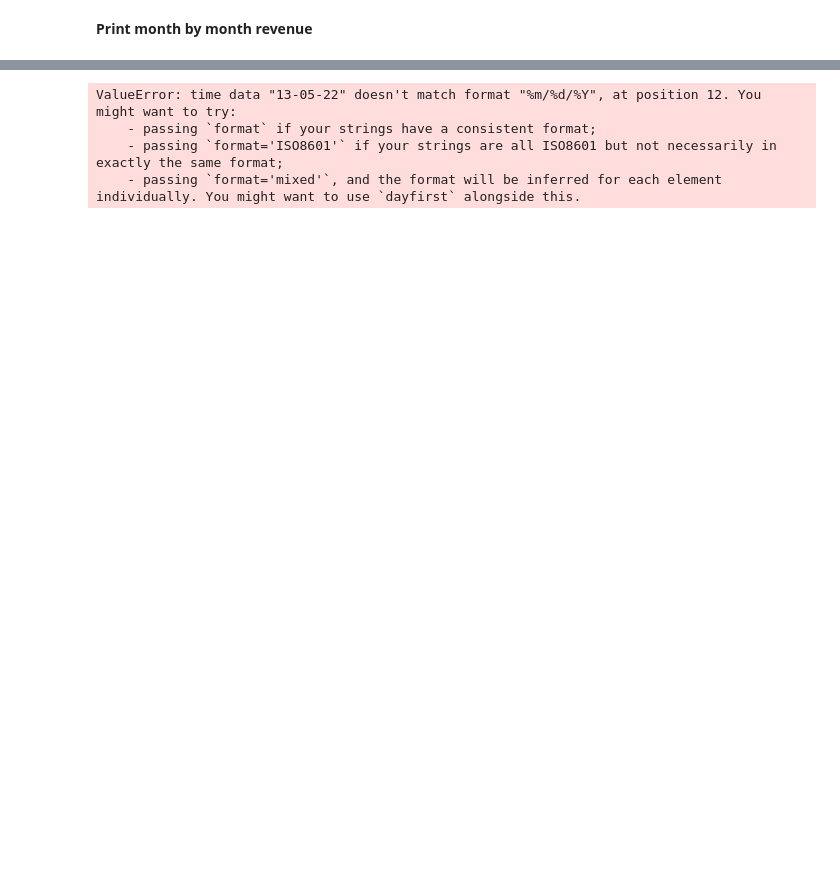
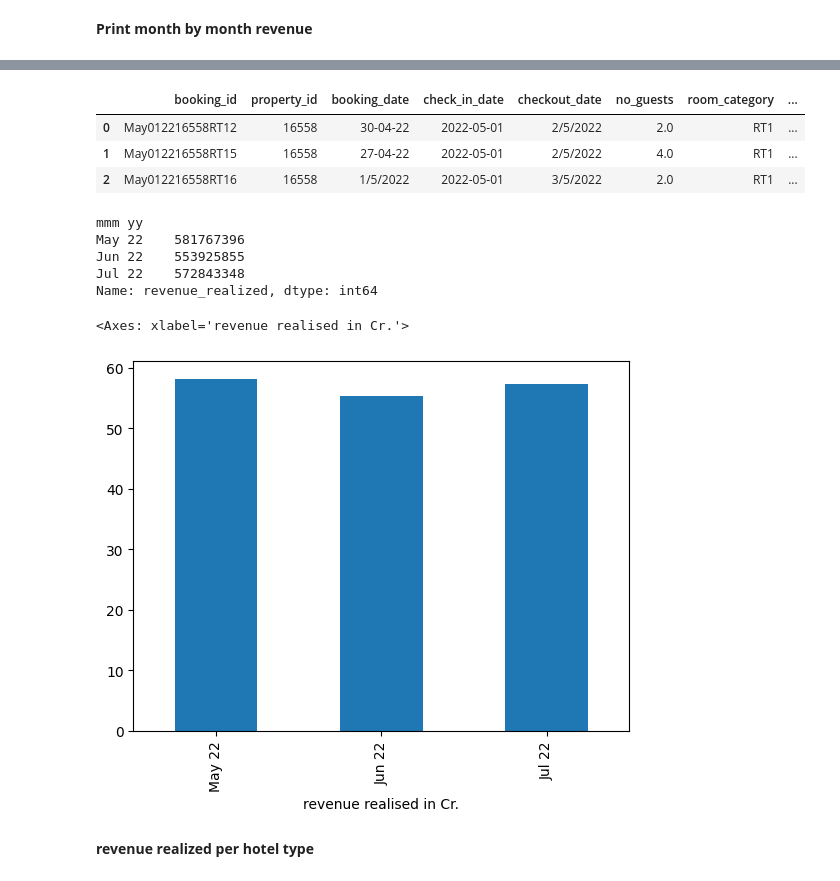
Before and after one commit to kaustubhpawarpradeep/Resume_projects, a Jupyter notebook: Project hotel data analysis .ipynb, the cells around one changed output, grey strips where cells are left out. Saved outputs shown, nothing was run; the diff lists cells and outputs as text; code cells hidden in the pictures; blank space fills up the shorter version.

```diff
--- a/Project hotel data analysis .ipynb
+++ b/Project hotel data analysis .ipynb
@@ -905,4 +875,5 @@ df_date.head(3)
 # %%
-df_bookings_all.info()
+df_date["date"] = pd.to_datetime(df_date["date"], format = "%d-%b-%y")
+df_date.info()
 # %% [output]
 <class 'pandas.core.frame.DataFrame'>
@@ -925,3 +899,3 @@ memory usage: 15.4+ MB
 # %%
-df_bookings_all["check_in_date"] = pd.to_datetime(df_bookings_all["check_in_date"])
+df_bookings_all.info()
 # %% [output]
@@ -931,0 +919,3 @@ ValueError: time data "13-05-22" doesn't match format "%m/%d/%Y", at position 12
+# %%
+df_bookings_all["check_in_date"] = pd.to_datetime(df_bookings_all["check_in_date"], format='mixed', dayfirst=True)
+df_bookings_all.info()
@@ -932,7 +940,24 @@ ValueError: time data "13-05-22" doesn't match format "%m/%d/%Y", at position 12
 # %%
- pd.to_datetime(df_bookings_all["check_in_date"])
+df_bookings_all = pd.merge(df_bookings_all, df_date, left_on="check_in_date", right_on="date")
+df_bookings_all.head(3)
 # %% [output]
-ValueError: time data "13-05-22" doesn't match format "%m/%d/%Y", at position 12. You might want to try:
-    - passing `format` if your strings have a consistent format;
-    - passing `format='ISO8601'` if your strings are all ISO8601 but not necessarily in exactly the same format;
-    - passing `format='mixed'`, and the format will be inferred for each element individually. You might want to use `dayfirst` alongside this.
+|  | booking_id | property_id | booking_date | check_in_date | checkout_date | no_guests | room_category | ... |
+| 0 | May012216558RT12 | 16558 | 30-04-22 | 2022-05-01 | 2/5/2022 | 2.0 | RT1 | ... |
+| 1 | May012216558RT15 | 16558 | 27-04-22 | 2022-05-01 | 2/5/2022 | 4.0 | RT1 | ... |
+| 2 | May012216558RT16 | 16558 | 1/5/2022 | 2022-05-01 | 3/5/2022 | 2.0 | RT1 | ... |
+# %%
+df_bookings_all.groupby("mmm yy")["revenue_realized"].sum().sort_index(ascending=False)
+# %% [output]
+mmm yy
+May 22    581767396
+Jun 22    553925855
+Jul 22    572843348
+Name: revenue_realized, dtype: int64
+# %%
+m_m_rev=df_bookings_all.groupby("mmm yy")["revenue_realized"].sum()/10000000
+m_m_rev.sort_index(ascending=False).plot(kind="bar",xlabel="revenue realised in Cr.")
+# %% [output]
+<Axes: xlabel='revenue realised in Cr.'>
+[figure, added]
+# %% [markdown]
+**revenue realized per hotel type**
```
Also changed, not shown: parts of 60 cells of this notebook.
